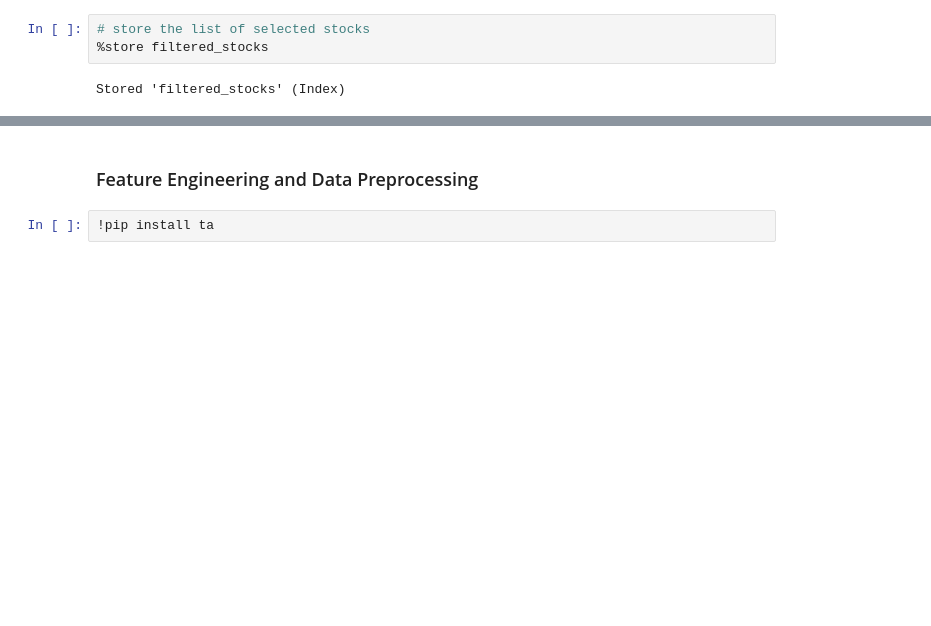
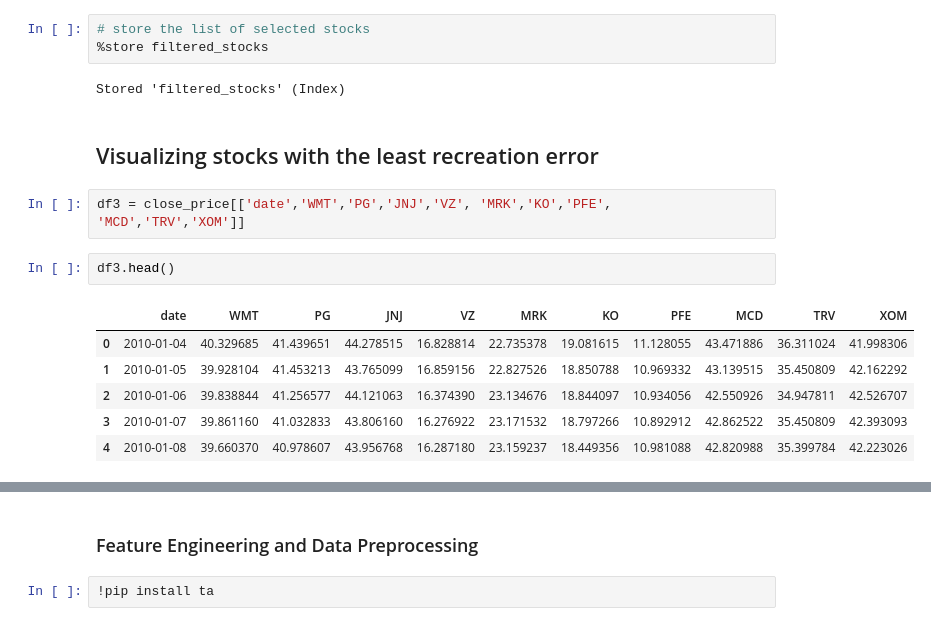
Before and after one commit to Eminent01/AMMI_Research, a Jupyter notebook: AMMI_Research2.ipynb, the cells around one changed output, grey strips where cells are left out. Drawn from its saved outputs; the diff is of its cells as text; blank space fills up the shorter version.

```diff
--- a/AMMI_Research2.ipynb
+++ b/AMMI_Research2.ipynb
@@ -458,3 +428,16 @@ Index(['PG', 'MRK', 'VZ', 'JNJ', 'IBM', 'KO', 'WMT', 'HD', 'DIS', 'MCD', 'PFE',
 %store filtered_stocks
 # %% [output]
 Stored 'filtered_stocks' (Index)
+# %% [markdown]
+## Visualizing stocks with the least recreation error
+# %%
+df3 = close_price[['date','WMT','PG','JNJ','VZ', 'MRK','KO','PFE',	'MCD','TRV','XOM']]
+# %%
+df3.head()
+# %% [output]
+|  | date | WMT | PG | JNJ | VZ | MRK | KO | PFE | MCD | TRV | XOM |
+| 0 | 2010-01-04 | 40.329685 | 41.439651 | 44.278515 | 16.828814 | 22.735378 | 19.081615 | 11.128055 | 43.471886 | 36.311024 | 41.998306 |
+| 1 | 2010-01-05 | 39.928104 | 41.453213 | 43.765099 | 16.859156 | 22.827526 | 18.850788 | 10.969332 | 43.139515 | 35.450809 | 42.162292 |
+| 2 | 2010-01-06 | 39.838844 | 41.256577 | 44.121063 | 16.374390 | 23.134676 | 18.844097 | 10.934056 | 42.550926 | 34.947811 | 42.526707 |
+| 3 | 2010-01-07 | 39.861160 | 41.032833 | 43.806160 | 16.276922 | 23.171532 | 18.797266 | 10.892912 | 42.862522 | 35.450809 | 42.393093 |
+| 4 | 2010-01-08 | 39.660370 | 40.978607 | 43.956768 | 16.287180 | 23.159237 | 18.449356 | 10.981088 | 42.820988 | 35.399784 | 42.223026 |
```
Also changed, not shown: parts of 32 cells of this notebook.
